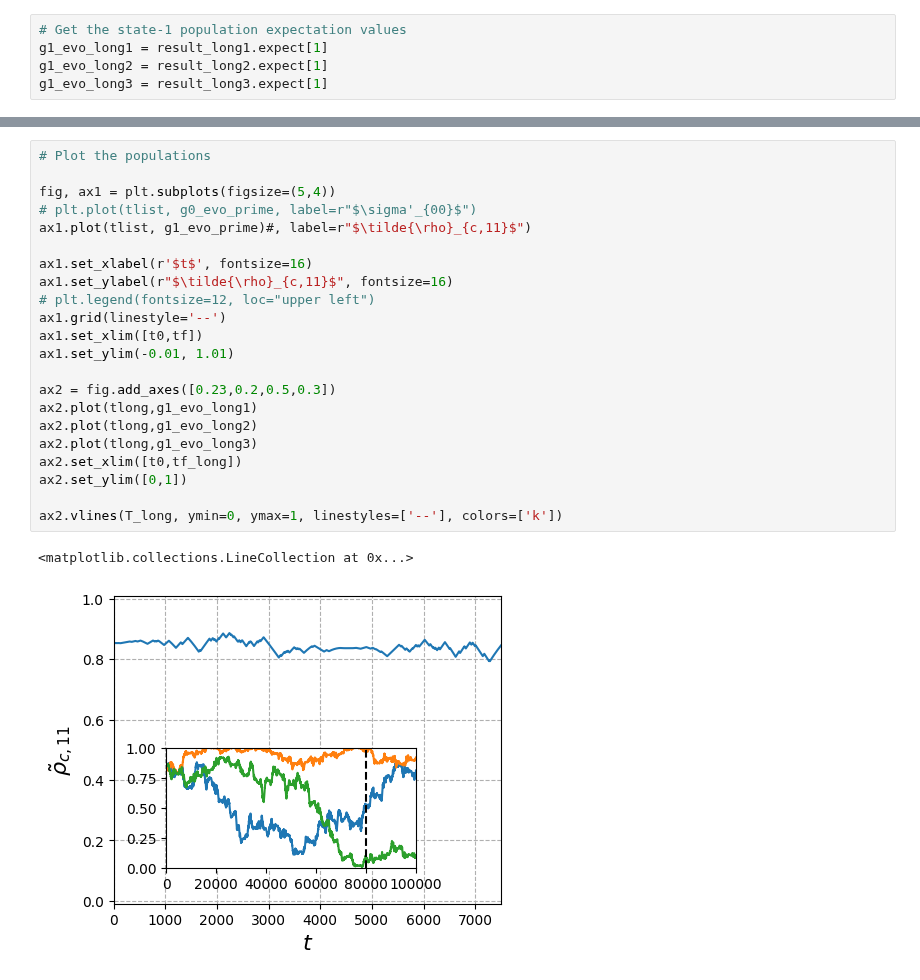
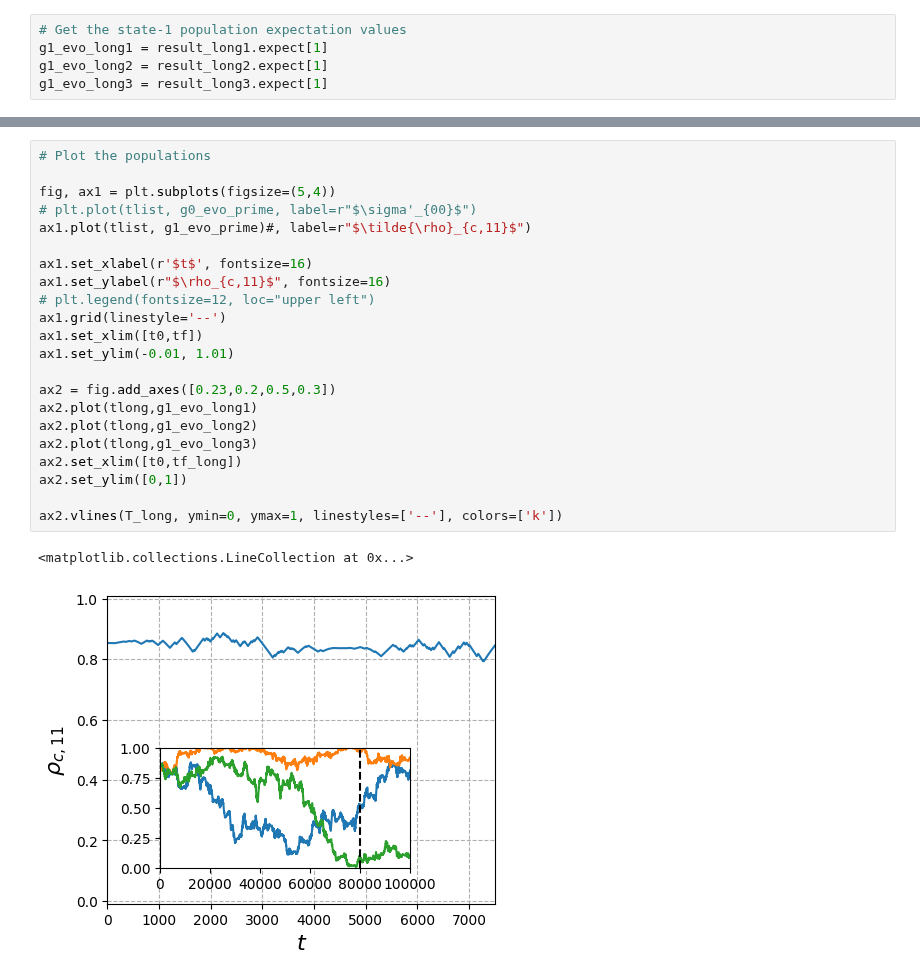
Before and after one commit to mikeal888/The_V_model, a Jupyter notebook: two_ls.ipynb, the cells around one changed output, grey strips where cells are left out. Drawn from its saved outputs; the diff is of its cells as text.

Commit message:
removed Tildes for notational consistency with the draft

```diff
--- a/two_ls.ipynb
+++ b/two_ls.ipynb
@@ -177,28 +177,28 @@ Total run time:   1.44s
 # %%
 # Plot the populations
 
 fig, ax1 = plt.subplots(figsize=(5,4))
 # plt.plot(tlist, g0_evo_prime, label=r"$\sigma'_{00}$")
 ax1.plot(tlist, g1_evo_prime)#, label=r"$\tilde{\rho}_{c,11}$")
 
 ax1.set_xlabel(r'$t$', fontsize=16)
-ax1.set_ylabel(r"$\tilde{\rho}_{c,11}$", fontsize=16)
+ax1.set_ylabel(r"$\rho_{c,11}$", fontsize=16)
 # plt.legend(fontsize=12, loc="upper left")
 ax1.grid(linestyle='--')
 ax1.set_xlim([t0,tf])
 ax1.set_ylim(-0.01, 1.01)
 
 ax2 = fig.add_axes([0.23,0.2,0.5,0.3])
 ax2.plot(tlong,g1_evo_long1)
 ax2.plot(tlong,g1_evo_long2)
 ax2.plot(tlong,g1_evo_long3)
 ax2.set_xlim([t0,tf_long])
 ax2.set_ylim([0,1])
 
 ax2.vlines(T_long, ymin=0, ymax=1, linestyles=['--'], colors=['k'])
 # %% [output]
 <matplotlib.collections.LineCollection at 0x...>
-[figure, old version]
+[figure, new version]
 # %%
 # Plot the coherences
 
```
Also changed, not shown: parts of 5 cells of this notebook, 1 other file.
